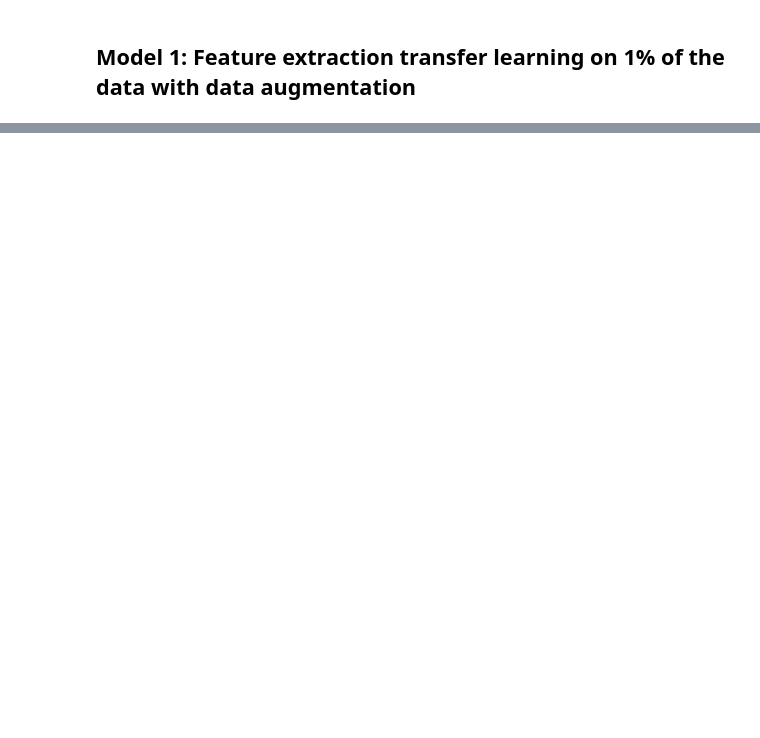
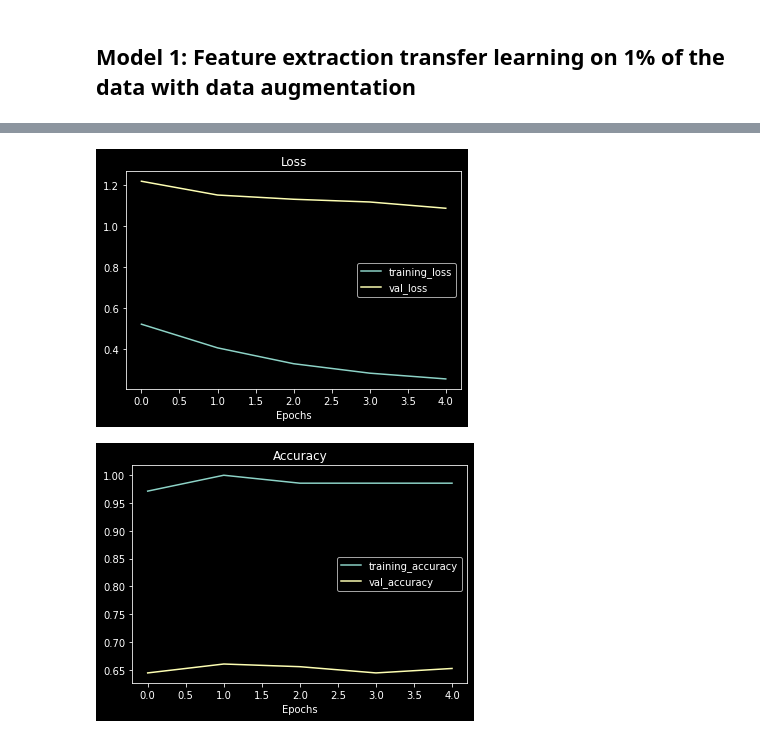
Before and after one commit to gvtsch/Udemy_TensorFlow_Certificate, a Jupyter notebook: 05_transfer_learning_with_tensorflow_part_2_fine_tuning.ipynb, the cells around one changed output, grey strips where cells are left out. Cells and saved outputs as stored; diff of their text form; code cells hidden in the pictures; blank space fills up the shorter version.

```diff
--- a/05_transfer_learning_with_tensorflow_part_2_fine_tuning.ipynb
+++ b/05_transfer_learning_with_tensorflow_part_2_fine_tuning.ipynb
@@ -517,0 +561,6 @@ history_1_percent = model_1.fit(
+# %%
+# How do the model with 1% of the data and data augmentation loss curves look
+plot_loss_curves(history_1_percent)
+# %% [output]
+[figure, added]
+[figure, added]
```
Also changed, not shown: parts of 4 cells of this notebook.
